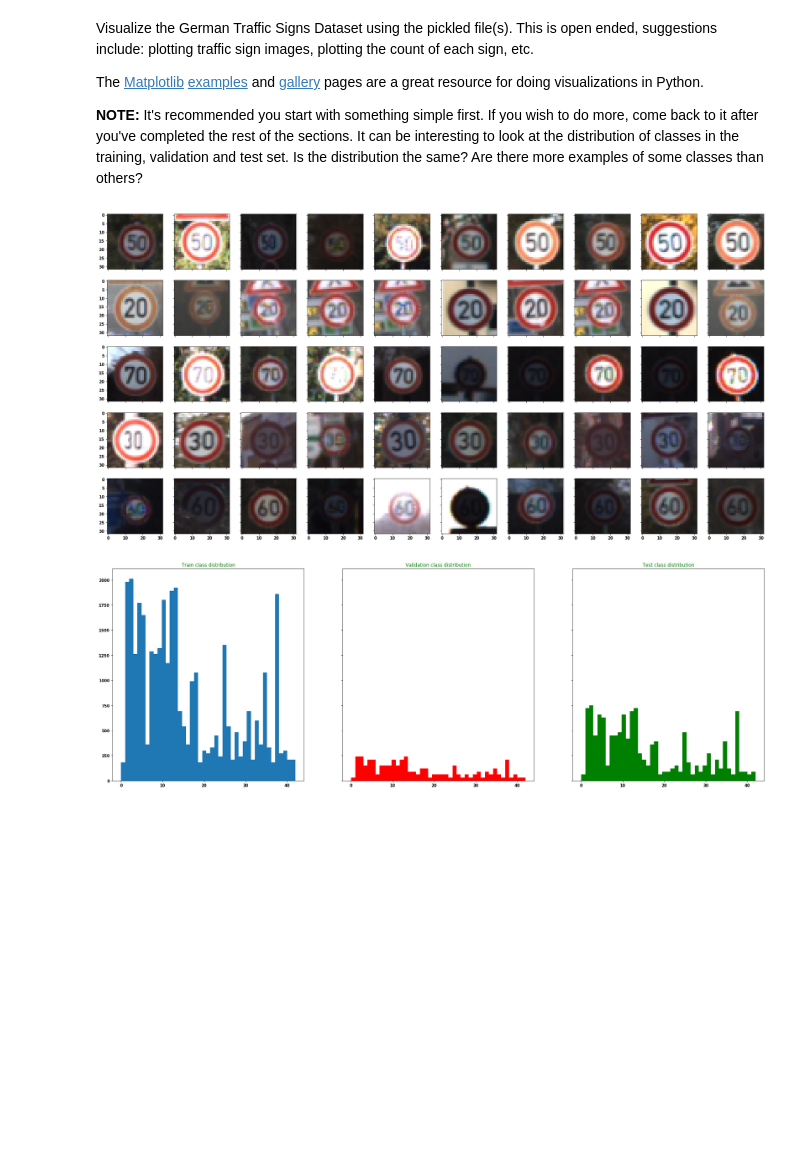
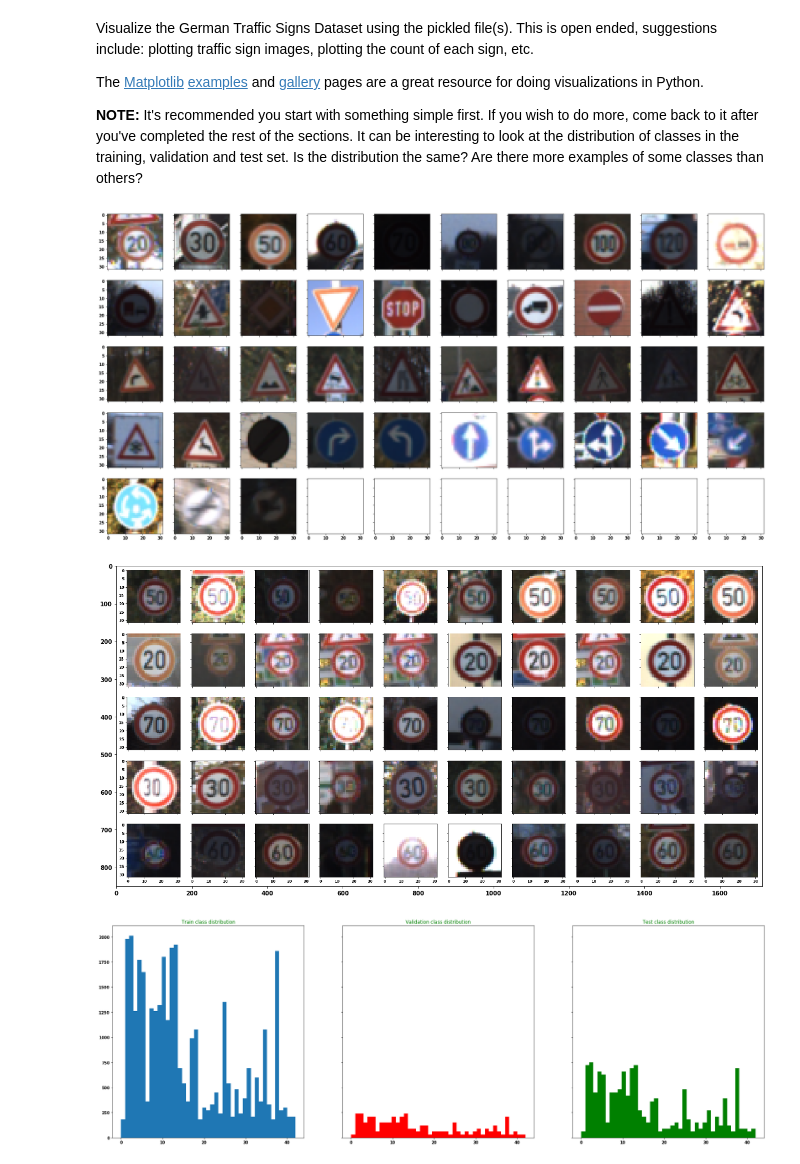
Before and after one commit to udacity/CarND-Traffic-Sign-Classifier-Project, a Jupyter notebook: Traffic_Sign_Classifier.ipynb, the cells around one changed output. Cells and saved outputs as stored; diff of their text form; code cells hidden in the pictures; blank space fills up the shorter version.

```diff
--- a/Traffic_Sign_Classifier.ipynb
+++ b/Traffic_Sign_Classifier.ipynb
@@ -114,6 +130,36 @@ The [Matplotlib](http://matplotlib.org/) [examples](http://matplotlib.org/exampl
 import matplotlib.pyplot as plt
 # Visualizations will be shown in the notebook.
 %matplotlib inline
+# %%
+#X_train[0]
+# def setup_figure(m_pics, w, h, n=10):
+#     return plt.subplots(1, m_pics, squeeze=True, sharex=True, sharey=True, figsize=(m_pics * n, h / w * n))
+#utils.setup_figure(1, )
+#plt.imshow(X_train)
+assert len(set([x.shape for x in X_train])) == 1
+
+h, w = X_train[0].shape[:2]
+n = 3
+nx = 10
+ny = int(np.ceil(len(set(y_train)) / nx))
+fig, ax = utils.setup_figure(x_pics=nx, y_pics=ny, w=w, h=h, n=3)
+
+visited = set()
+for isample in sorted((set(y_train))):
+    ix = isample % nx
+    iy = int((isample - ix) / nx)
+    ind = np.where(y_train == isample)[0]
+    ind = ind[np.random.randint(len(ind))]
+
+    x = X_train[ind]
+    ax[iy][ix].imshow(x)
+
+flipleft_to_right = [11, 12, 13, 15, 17, 18, 22, 26, 30, 35]
+flip_up_down = [5, 12, 15, 17]
+flip_ud_lr = [32, 40]
+pairs_flip_lr = {19:20, 20:19, 33: 34, 34:33, 37:36, 36:37, 39:38, 38:39}
+# %% [output]
+[figure, added]
 # %%
 #X_train[0]
 # def setup_figure(m_pics, w, h, n=10):
@@ -171,7 +217,7 @@ else:
     #     for ix, index in enumerate(disp):
     #          ax[iy][ix].imshow(X_train[index])
 # %% [output]
-[figure, old version]
+[figure, new version]
 # %%
 # distribution
 #fig, ax = utils.setup_figure(x_pics=3, y_pics=1, w=w, h=h, n=3)
```
Also changed, not shown: parts of 16 cells of this notebook.
